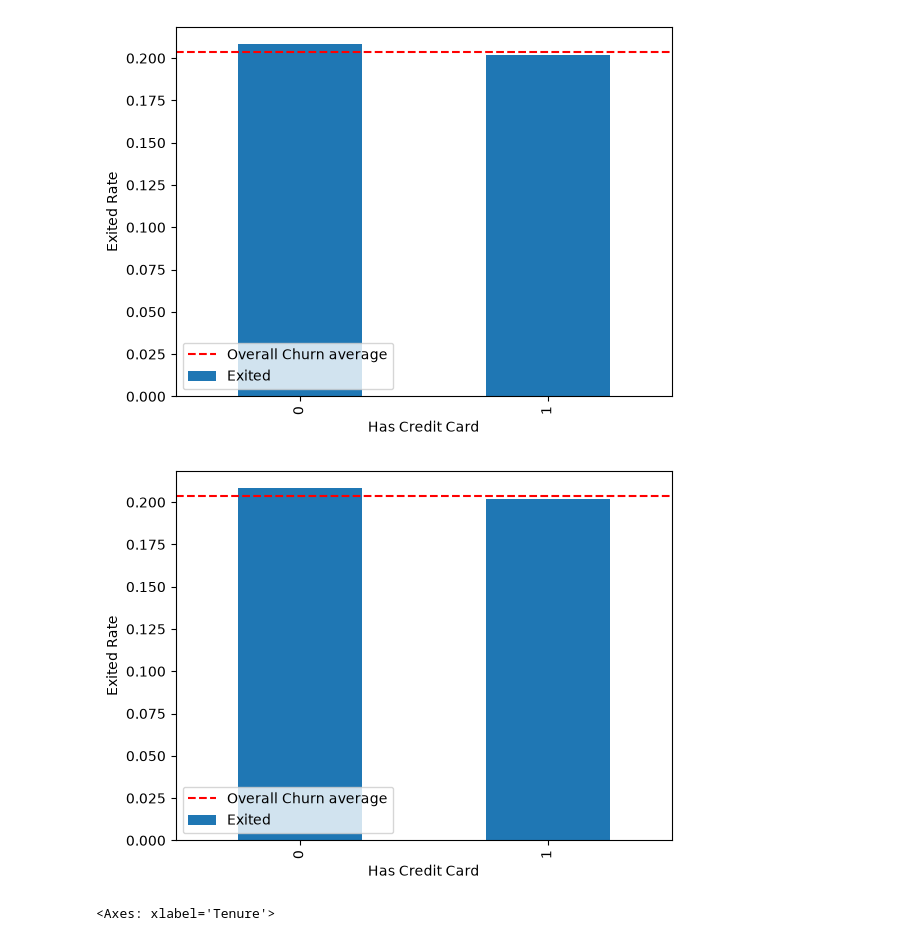
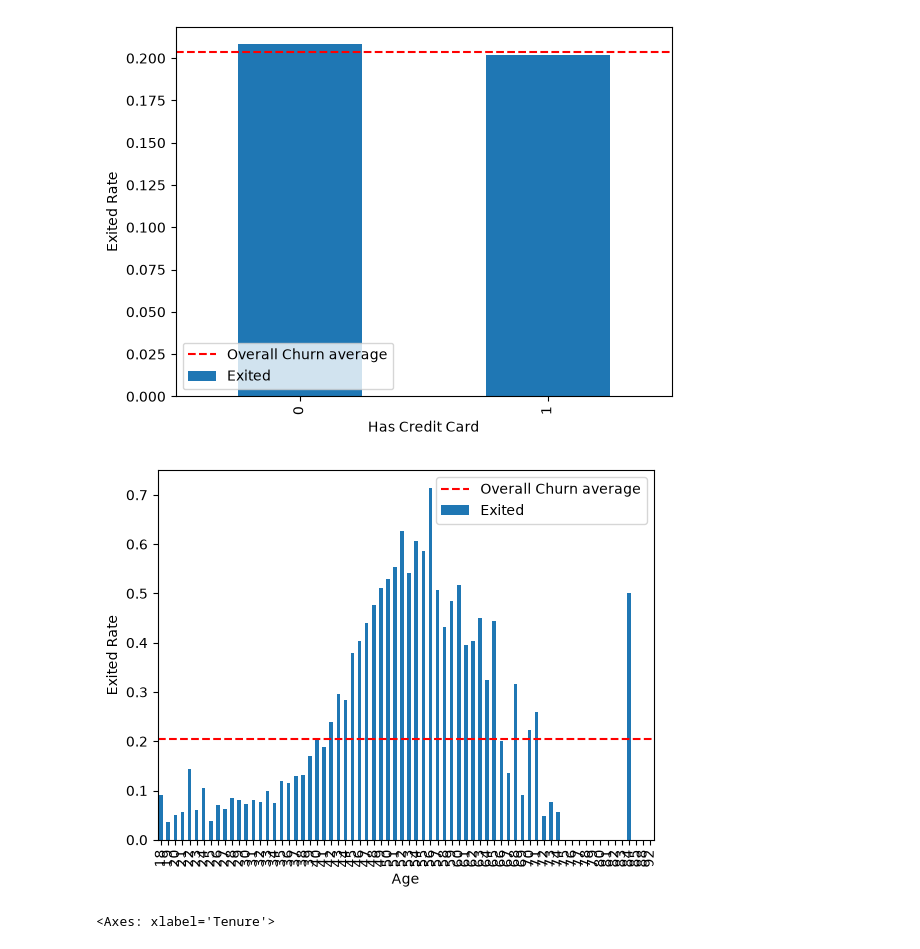
Before and after one commit to olaoluwacode/UD_Customer_Churn_Prediction, a Jupyter notebook: eda.ipynb, the cells around one changed output. Cells and saved outputs as stored; diff of their text form; code cells hidden in the pictures.

```diff
--- a/eda.ipynb
+++ b/eda.ipynb
@@ -222,16 +222,17 @@ plt.show()
 # %% [output]
 [figure]
 # %%
-# plotting the distribution of customers churn with respect to having a credit card or not
+# plotting the distribution of customers churn with respect to age
 
-da.groupby("HasCrCard")["Exited"].mean().plot(kind='bar')
+da.groupby("Age")["Exited"].mean().plot(kind='bar')
 plt.ylabel('Exited Rate')
-plt.xlabel('Has Credit Card')
+plt.xlabel('Age')
+plt.Figure(figsize=(50, 30))
 plt.axhline(da['Exited'].mean(), color='red', linestyle='--', label='Overall Churn average')
 plt.legend()
 plt.show()
 # %% [output]
-[figure, old version]
+[figure, new version]
 # %%
 da['Tenure'].value_counts().plot(kind='bar', figsize=(10, 5), color='green')
 # %% [output]
```
Also changed, not shown: parts of 7 cells of this notebook.
